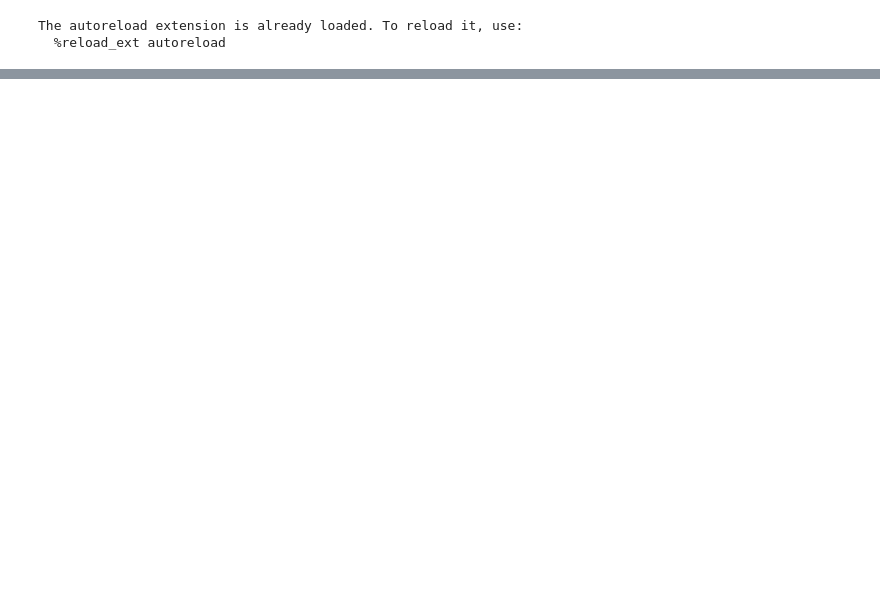
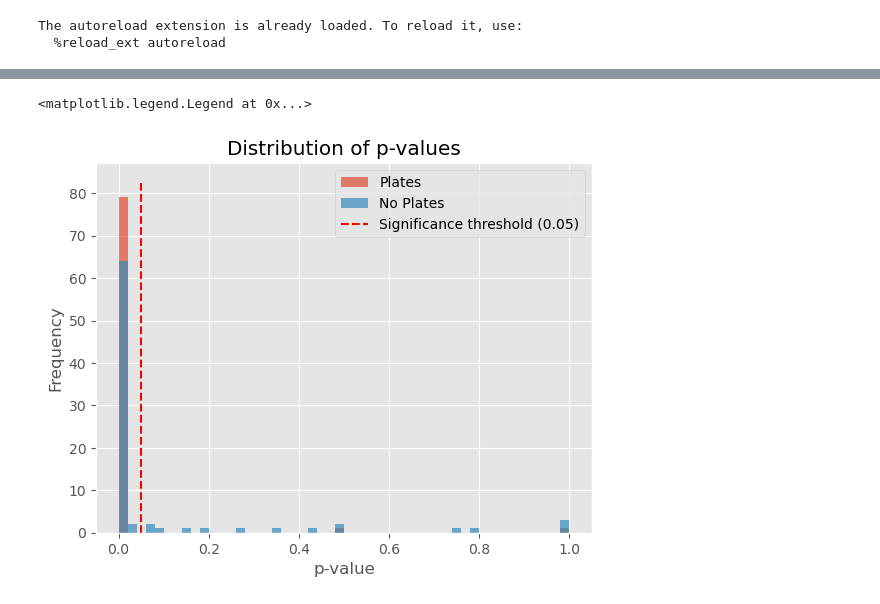
Before and after one commit to kjes4pres/Master_code, a Jupyter notebook: Lab/Probe_analysis/statistics_test.ipynb, the cells around one changed output, grey strips where cells are left out. Saved outputs shown, nothing was run; the diff lists cells and outputs as text; code cells hidden in the pictures; blank space fills up the shorter version.

```diff
--- a/Lab/Probe_analysis/statistics_test.ipynb
+++ b/Lab/Probe_analysis/statistics_test.ipynb
@@ -168,0 +388,8 @@ probe 11.7441 1.0000 33.0000 0.0017
+# %%
+# Getting the p-values for the probe effect across all frequencies and voltages
+for i in range(len(freqs)):
+    print(f"Results for frequency {freqs[i]} Hz:")
+    for key, result in res_no[i].items():
+        freq, voltage, cond = key
+        p_value = result.pvalues.get('probe[T.P_3]', np.nan)
+        print(f"Frequency: {freq} Hz, Voltage: {voltage} V, Condition: {cond}, p-value for probe effect: {p_value:.4f}")
@@ -168,0 +531,33 @@ probe 11.7441 1.0000 33.0000 0.0017
+# %%
+f11_wilcoxon = wilcoxon_signed_rank_test(1.1, 'p005')
+f12_wilcoxon = wilcoxon_signed_rank_test(1.2, 'p005')
+f13_wilcoxon = wilcoxon_signed_rank_test(1.3, 'p005')
+f14_wilcoxon = wilcoxon_signed_rank_test(1.4, 'p005')
+f15_wilcoxon = wilcoxon_signed_rank_test(1.5, 'p005')
+f16_wilcoxon = wilcoxon_signed_rank_test(1.6, 'p005')
+f17_wilcoxon = wilcoxon_signed_rank_test(1.7, 'p005')
+f18_wilcoxon = wilcoxon_signed_rank_test(1.8, 'p005')
+# %%
+f11_wilcoxon_no = wilcoxon_signed_rank_test(1.1, cond="None")
+f12_wilcoxon_no = wilcoxon_signed_rank_test(1.2, cond="None")
+f13_wilcoxon_no = wilcoxon_signed_rank_test(1.3, cond="None")
+f14_wilcoxon_no = wilcoxon_signed_rank_test(1.4, cond="None")
+f15_wilcoxon_no = wilcoxon_signed_rank_test(1.5, cond="None")
+f16_wilcoxon_no = wilcoxon_signed_rank_test(1.6, cond="None")
+f17_wilcoxon_no = wilcoxon_signed_rank_test(1.7, cond="None")
+f18_wilcoxon_no = wilcoxon_signed_rank_test(1.8, cond="None")
+# %%
+# Concatenate all results into one dataframe
+wilcoxon_results_plates = pd.concat([f11_wilcoxon, f12_wilcoxon, f13_wilcoxon, f14_wilcoxon, f15_wilcoxon, f16_wilcoxon, f17_wilcoxon, f18_wilcoxon])
+wilcoxon_results_no = pd.concat([f11_wilcoxon_no, f12_wilcoxon_no, f13_wilcoxon_no, f14_wilcoxon_no, f15_wilcoxon_no, f16_wilcoxon_no, f17_wilcoxon_no, f18_wilcoxon_no])
+# %%
+plt.hist(wilcoxon_results_plates['p_value'], bins=50, alpha=0.7, label='Plates')
+plt.hist(wilcoxon_results_no['p_value'], bins=50, alpha=0.7, label='No Plates')
+plt.vlines(0.05, ymin=0, ymax=plt.gca().get_ylim()[1], colors='red', linestyles='dashed', label='Significance threshold (0.05)')
+plt.xlabel('p-value')
+plt.ylabel('Frequency')
+plt.title('Distribution of p-values')
+plt.legend()
+# %% [output]
+<matplotlib.legend.Legend at 0x...>
+[figure, added]
```
Also changed, not shown: parts of 12 cells of this notebook, 8 other files.
